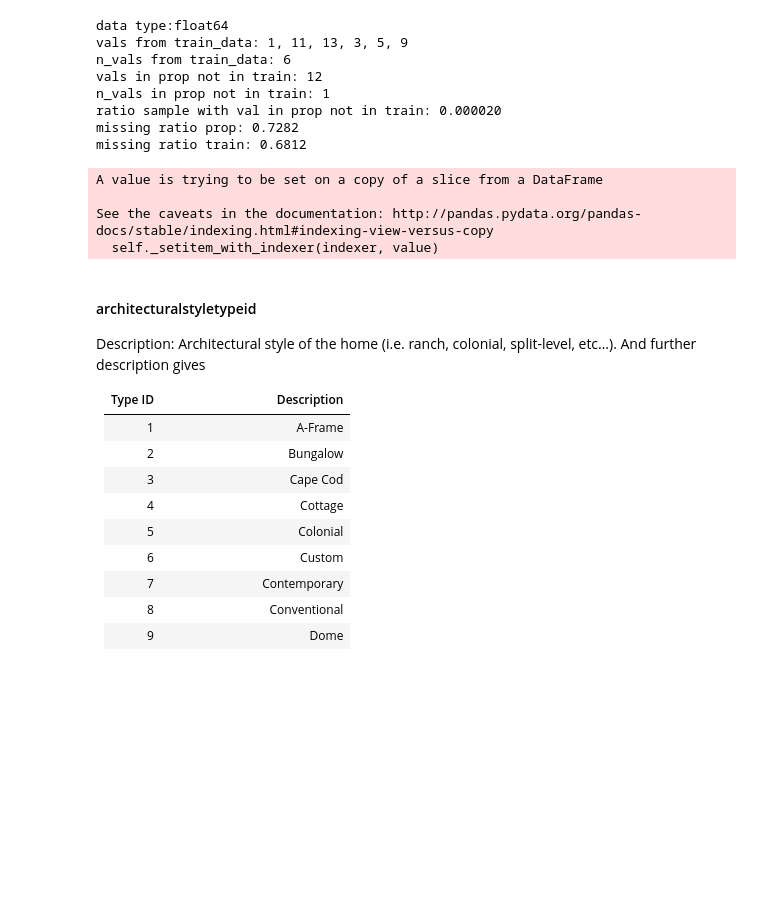
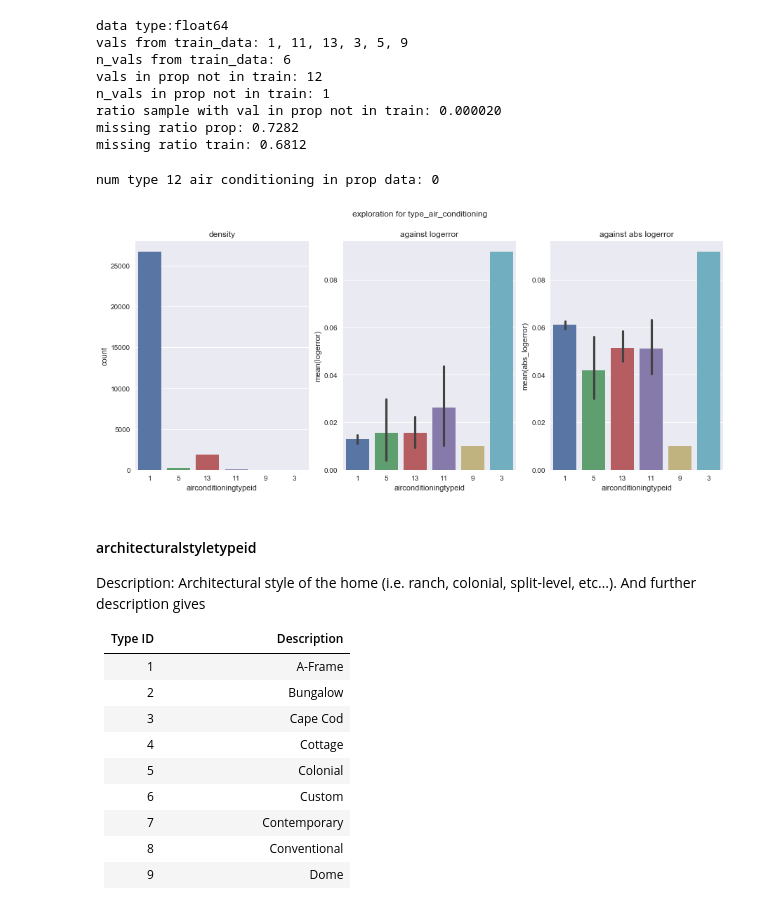
Before and after one commit to mqkh515/udacityMLND, a Jupyter notebook: projects/capstone/capstone.ipynb, the cells around one changed output. Cells and saved outputs as stored; diff of their text form; code cells hidden in the pictures; blank space fills up the shorter version.

```diff
--- a/projects/capstone/capstone.ipynb
+++ b/projects/capstone/capstone.ipynb
@@ -78,14 +88,30 @@ def missing_ratio(col_name):
 
 def visual_analysis_num(col_name):
     """view relationship to error for numerical variables, summarize for NaN separately"""
-    pass
+    fig = plt.figure(figsize=(15, 6))
+    ax1 = fig.add_subplot(131)
+    ax2 = fig.add_subplot(132)
+    ax3 = fig.add_subplot(133)
+    col_name_use = RENAMING_MAP[col_name]
+    sns.kdeplot(train_data[col_name], bw=0.5, ax=ax1).set_title('density')  # 1, density plot
+    fit_logerror = lowess(train_data['logerror'], train_data[col_name], return_sorted =False, it=0)
+    sns.regplot(train_data[col_name], fit_logerror, fit_reg=False, ax=ax2).set_title('against logerror')  # 2, logerror
+    fit_abs_logerror = lowess(train_data['abs_logerror'], train_data[col_name], return_sorted =False, it=0)
+    sns.regplot(train_data[col_name], fit_abs_logerror, fit_reg=False, ax=ax3).set_title('against abs_logerror')  # 3, abs_logerror
+    fig.suptitle('exploration for %s' % RENAMING_MAP[col_name])
+    fig.show()
+    fig.savefig('figs/explore_%s.png' % RENAMING_MAP[col_name])
 
 
 def visual_analysis_cat(col_name):
     """view relationship to error for categorical variables"""
-    pass
-
-
-RENAMING_MAP = {}  # map from old name to new name, for column rename, getting more meaningful names
-vals_prop_de_train_record = {}  # use new name as key
-KEEP_FEATURE = set()
+    fig = plt.figure(figsize=(15, 6))
+    ax1 = fig.add_subplot(131)
+    ax2 = fig.add_subplot(132)
+    ax3 = fig.add_subplot(133)
+    sns.countplot(train_data[col_name], ax=ax1).set_title('density')  # 1, density plot
+    sns.barplot(x=col_name, y='logerror', data=train_data, ax=ax2).set_title('against logerror')  # 2, logerror
+    sns.barplot(x=col_name, y='abs_logerror', data=train_data, ax=ax3).set_title('against abs logerror')  # 3, logerror
+    fig.suptitle('exploration for %s' % RENAMING_MAP[col_name])
+    fig.show()
+    fig.savefig('figs/explore_%s.png' % RENAMING_MAP[col_name])
@@ -131,16 +161,14 @@ missing ratio train: 0.6812
 # %%
 # setting 12 in prop data to nan
 prop_data['airconditioningtypeid'].loc[prop_data['airconditioningtypeid'].index[prop_data['airconditioningtypeid'] == '12']] = np.nan
 # it gives me a warning, let's make sure it is indeed succussfully get value set
-np.sum(prop_data['airconditioningtypeid'] == '12')
+print('num type 12 air conditioning in prop data: %d' % np.sum(prop_data['airconditioningtypeid'] == '12'))
 # missing ratio looks high. keep it for the moment
 KEEP_FEATURE.add('airconditioningtypeid')
 visual_analysis_cat('airconditioningtypeid')
 # %% [output]
-A value is trying to be set on a copy of a slice from a DataFrame
-
-See the caveats in the documentation: http://pandas.pydata.org/pandas-docs/stable/indexing.html#indexing-view-versus-copy
-  self._setitem_with_indexer(indexer, value)
+num type 12 air conditioning in prop data: 0
+[figure, added]
 # %% [markdown]
 #### architecturalstyletypeid
 
```
Also changed, not shown: parts of 27 cells of this notebook, 2 other files.
